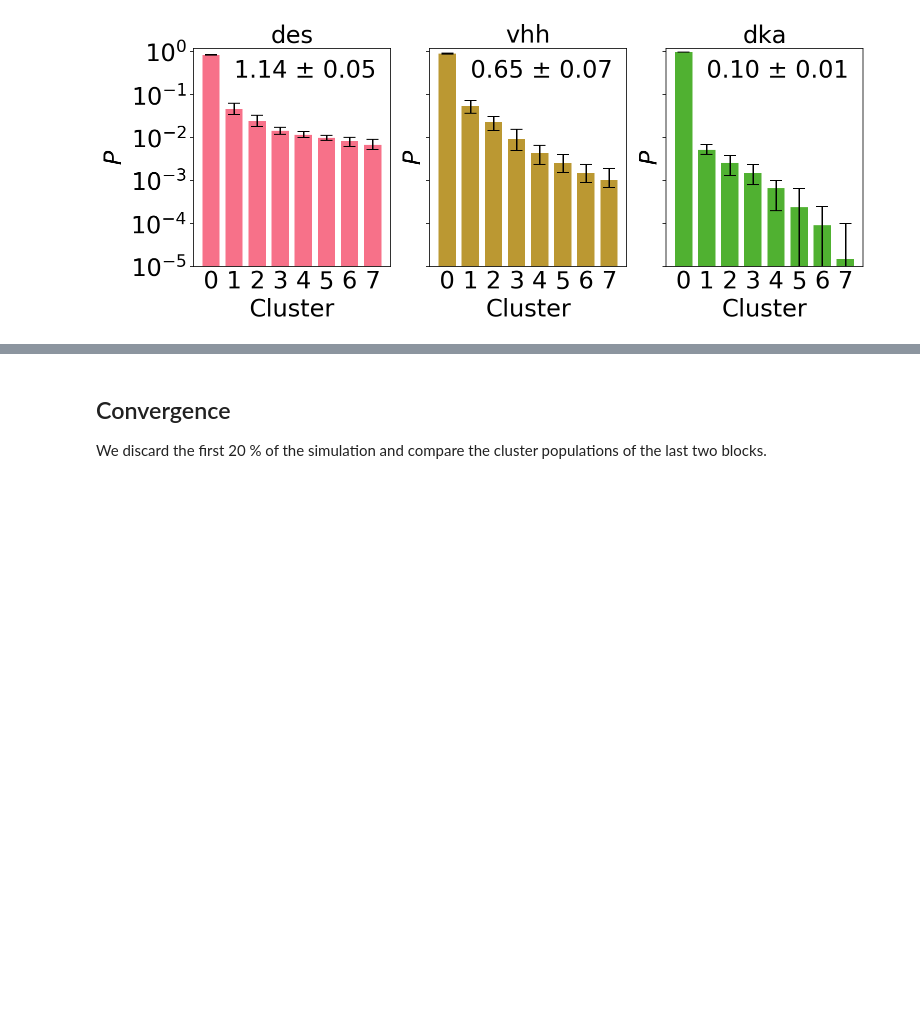
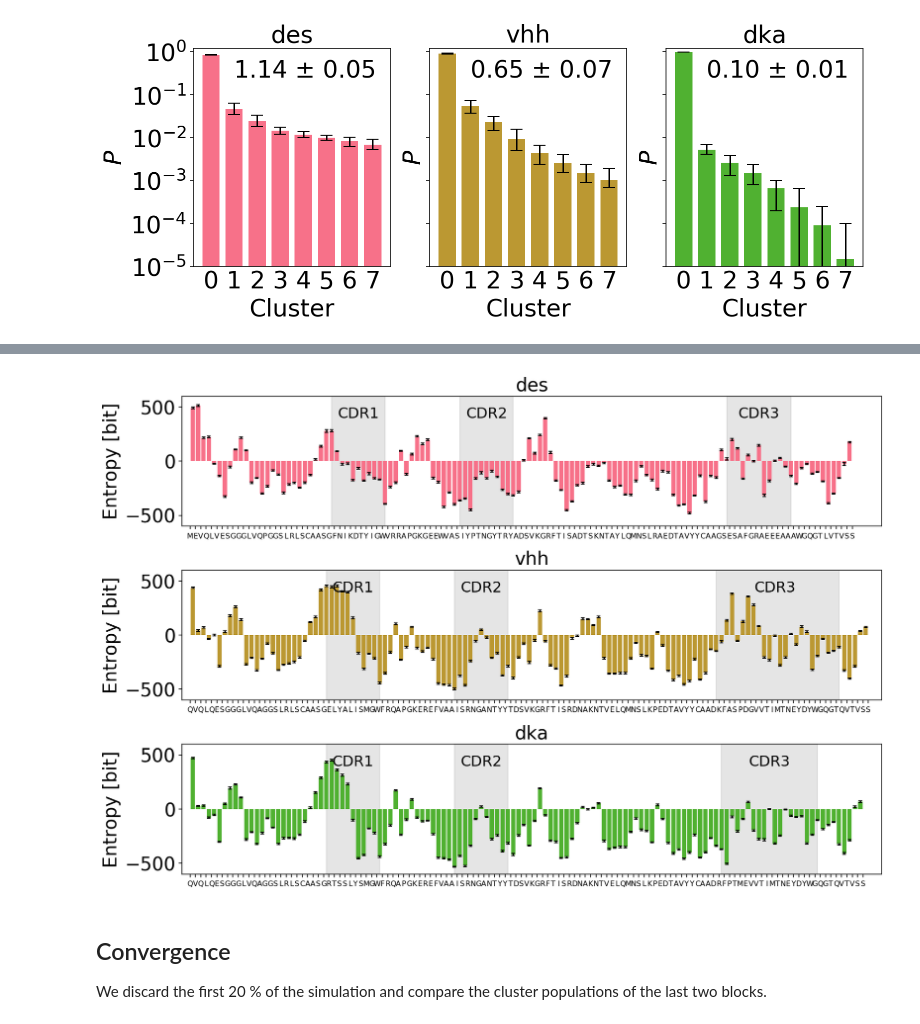
Before and after one commit to vendruscolo-lab/sdab-entropy, a Jupyter notebook: analysis/ana.ipynb, the cells around one changed output, grey strips where cells are left out. Cells and saved outputs as stored; diff of their text form; code cells hidden in the pictures; blank space fills up the shorter version.

```diff
--- a/analysis/ana.ipynb
+++ b/analysis/ana.ipynb
@@ -363,3 +569,29 @@ fig.savefig(f"figs/pop-clust-per.svg", bbox_inches="tight", transparent=True)
+# %%
+fig, axes = plt.subplots(3, 1, figsize=(12, 8), sharey=True)
+for i, (ax, k) in enumerate(zip(axes, ("des", "vhh", "dka"))):
+    top = md.load_topology(top_files[k])
+    lab = [top.residue(r).code for r in range(0, nres[k])]
+    dm, dl, dh = dihents[k].mean(axis=0), *np.percentile(dihents[k], q=(2.5, 97.5), axis=0)
+    ax.axvspan(cdr1_begin[k], cdr1_end[k], color="k", alpha=0.1)
+    ax.axvspan(cdr2_begin[k], cdr2_end[k], color="k", alpha=0.1)
+    ax.axvspan(cdr3_begin[k], cdr3_end[k], color="k", alpha=0.1)
+    ax.bar(np.arange(nres[k] - 1), dm, yerr=[dm - dl, dh - dm], color=colors[i], capsize=2, ecolor="k")
+    ax.text((cdr1_end[k] - cdr1_begin[k]) // 2 + cdr1_begin[k], 400, "CDR1", fontsize=16, ha="center")
+    ax.text((cdr2_end[k] - cdr2_begin[k]) // 2 + cdr2_begin[k], 400, "CDR2", fontsize=16, ha="center")
+    ax.text((cdr3_end[k] - cdr3_begin[k]) // 2 + cdr3_begin[k], 400, "CDR3", fontsize=16, ha="center")
+    ax.set_xlim(-2, max(nres.values()) + 1)
+    ax.set_ylim(-600, 600)
+    ax.set_yticks([-500, 0, 500])
+    ax.set_ylabel("Entropy [bit]", fontsize=20)
+    ax.set_xticks(np.arange(nres[k]) - 0.5)
+    ax.tick_params(labelsize=20)
+    ax.set_xticklabels(lab, fontsize=8)
+    ax.set_title(f"{k}", fontsize=20)
+fig.tight_layout()
+fig.savefig(f"figs/ents-cdr-{k}-bar.svg", bbox_inches="tight", transparent=True)
+fig.savefig(f"figs/ents-cdr-{k}-bar.pdf", bbox_inches="tight", transparent=True)
+# %% [output]
+[figure, added]
 # %% [markdown]
 ## Convergence
 We discard the first 20 % of the simulation and compare the cluster populations of the last two blocks.
```
Also changed, not shown: parts of 37 cells of this notebook.
